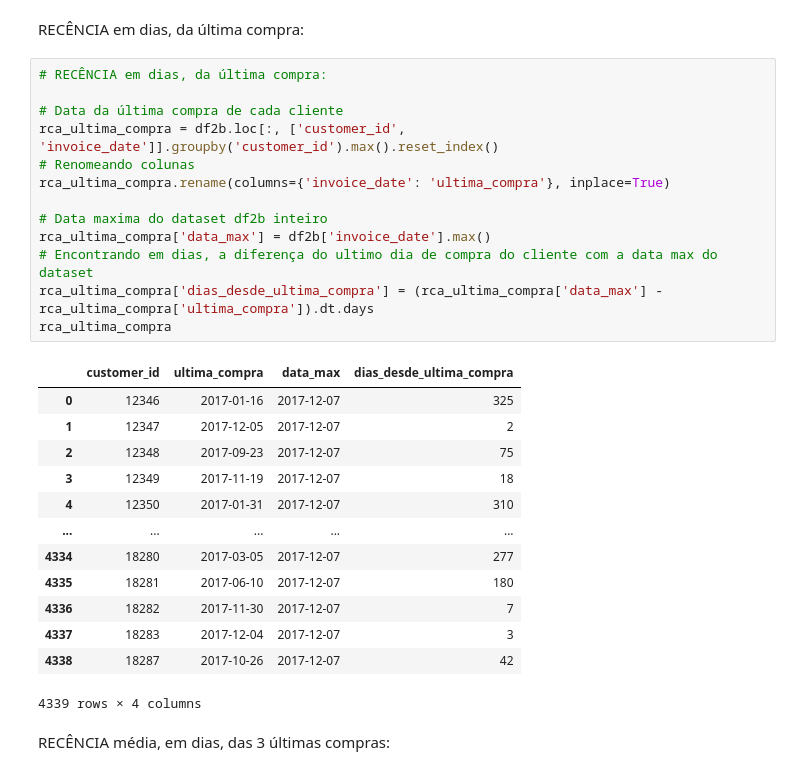
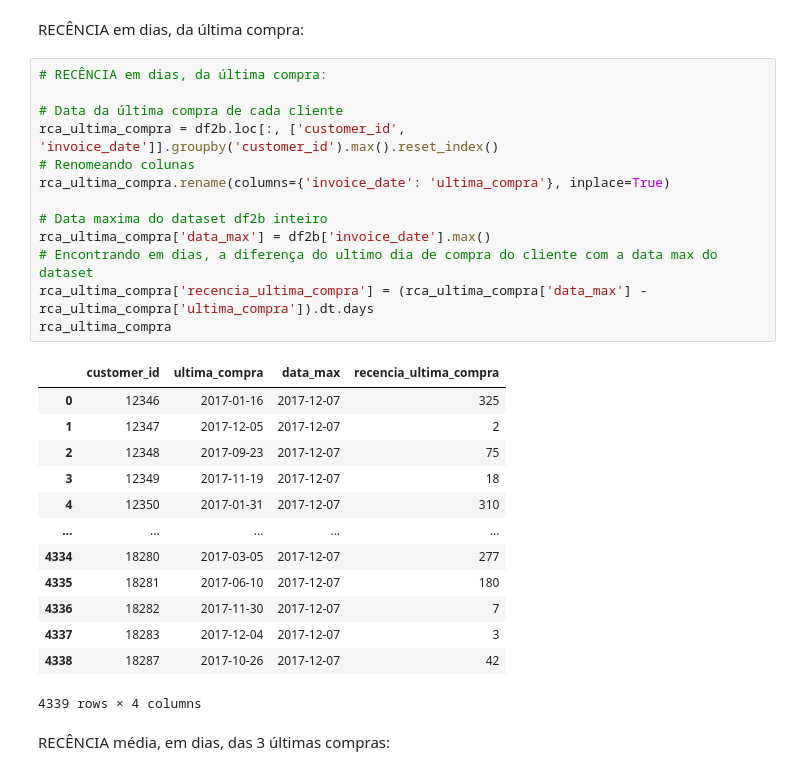
Before and after one commit to andrerochads/cluster_fidelidade, a Jupyter notebook: notebooks/fidelidade.ipynb, the cells around one changed output. Saved outputs shown, nothing was run; the diff lists cells and outputs as text.

```diff
--- a/notebooks/fidelidade.ipynb
+++ b/notebooks/fidelidade.ipynb
@@ -480,18 +484,18 @@ RECÊNCIA em dias, da última compra:
 # %%
 # RECÊNCIA em dias, da última compra:
 
 # Data da última compra de cada cliente
 rca_ultima_compra = df2b.loc[:, ['customer_id', 'invoice_date']].groupby('customer_id').max().reset_index()
 # Renomeando colunas
 rca_ultima_compra.rename(columns={'invoice_date': 'ultima_compra'}, inplace=True)
 
 # Data maxima do dataset df2b inteiro
 rca_ultima_compra['data_max'] = df2b['invoice_date'].max()
 # Encontrando em dias, a diferença do ultimo dia de compra do cliente com a data max do dataset
-rca_ultima_compra['dias_desde_ultima_compra'] = (rca_ultima_compra['data_max'] - rca_ultima_compra['ultima_compra']).dt.days
+rca_ultima_compra['recencia_ultima_compra'] = (rca_ultima_compra['data_max'] - rca_ultima_compra['ultima_compra']).dt.days
 rca_ultima_compra
 # %% [output]
-|  | customer_id | ultima_compra | data_max | dias_desde_ultima_compra |
+|  | customer_id | ultima_compra | data_max | recencia_ultima_compra |
 | 0 | 12346 | 2017-01-16 | 2017-12-07 | 325 |
 | 1 | 12347 | 2017-12-05 | 2017-12-07 | 2 |
 | 2 | 12348 | 2017-09-23 | 2017-12-07 | 75 |
```
Also changed, not shown: parts of 6 cells of this notebook.
